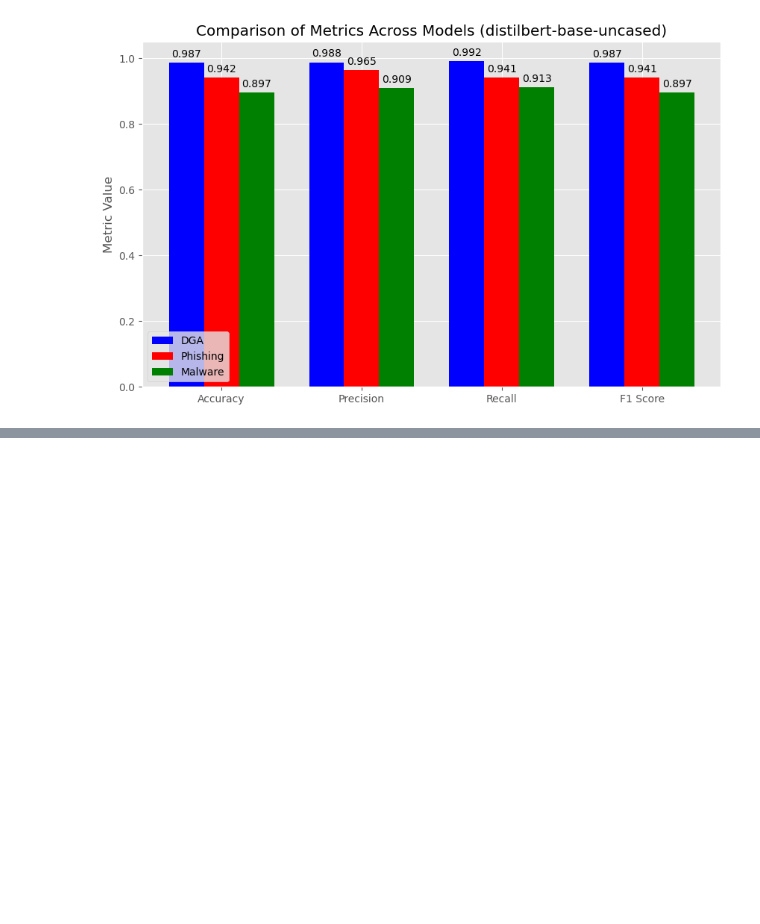
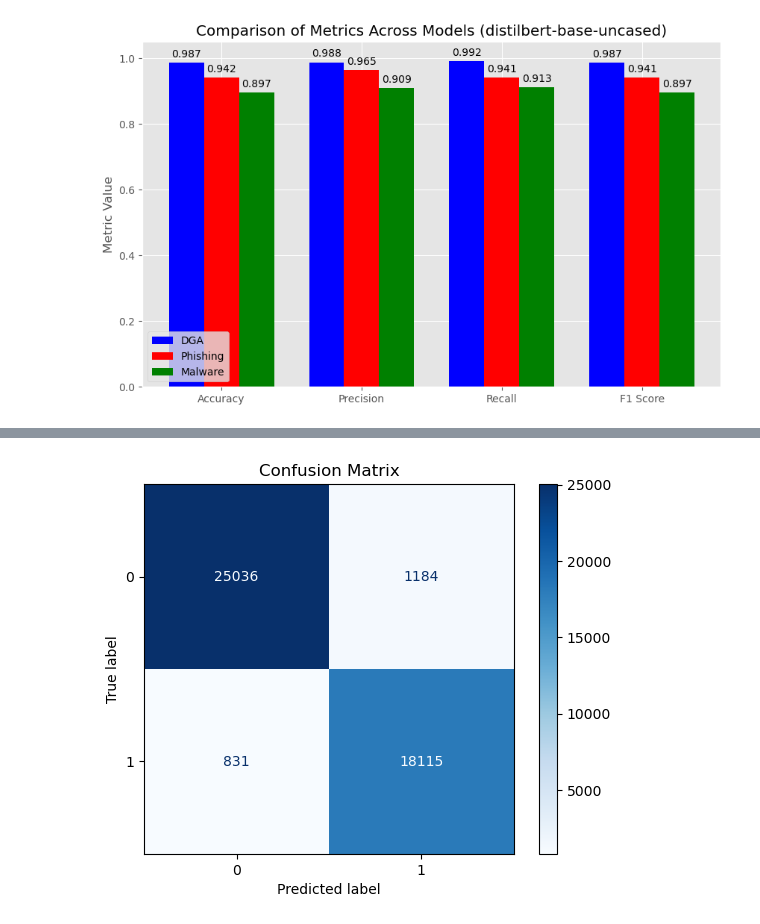
Before and after one commit to fbucko/transformers, a Jupyter notebook: training_eval.ipynb, the cells around one changed output, grey strips where cells are left out. Saved outputs shown, nothing was run; the diff lists cells and outputs as text; code cells hidden in the pictures; blank space fills up the shorter version.

Commit message:
ADD: RDAP training evaluation

```diff
--- a/training_eval.ipynb
+++ b/training_eval.ipynb
@@ -363,3 +363,97 @@ ax.legend()
 plt.show()
 # %% [output]
 [figure]
+# %%
+# training_eval.ipynb
+
+# Adjust sys.path if needed so that Python can find your modules:
+import sys
+import os
+sys.path.append("/path/to/your/project")  # Change to the root of your project
+
+import torch
+import pandas as pd
+import matplotlib.pyplot as plt
+from sklearn.metrics import confusion_matrix, ConfusionMatrixDisplay
+from sklearn.model_selection import train_test_split
+
+# Import your project modules
+from config import Config
+from data.dataset import DatasetLoader, DomainDataset, RDAPDataset
+from models.transformer_model import get_model  # your custom model getter, if any
+
+from transformers import DistilBertTokenizer, DistilBertForSequenceClassification
+
+# --- Set up configuration ---
+config = Config()
+# Set data type to "domain" or "rdap" depending on your experiment.
+config.DATA_TYPE = "rdap"  # or "domain"
+# Set the appropriate data path (make sure it points to your CSV file)
+config.DATA_PATH = config.RDAP_DATA_PATH if config.DATA_TYPE == "rdap" else config.DOMAIN_DATA_PATH
+config.TYPE = "malware"
+print("Using DATA_TYPE:", config.DATA_TYPE)
+print("Using DATA_PATH:", config.DATA_PATH)
+
+# --- Load the dataset ---
+loader = DatasetLoader(config.DATA_PATH, data_type=config.DATA_TYPE)
+df = loader.load()
+print(f"Loaded {len(df)} records.")
+display(df.head())
+
+# --- Create a validation split ---
+_, val_df = train_test_split(df, test_size=0.25, random_state=42)
+
+# --- Initialize tokenizer ---
+tokenizer = DistilBertTokenizer.from_pretrained(config.PRETRAINED_MODEL_NAME)
+
+# --- Create evaluation dataset ---
+if config.DATA_TYPE == "domain":
+    val_dataset = DomainDataset(val_df["domain_name"], val_df["label"], tokenizer, config.MAX_LENGTH)
+else:
+    val_dataset = RDAPDataset(val_df, tokenizer, config.MAX_LENGTH)
+
+val_loader = torch.utils.data.DataLoader(val_dataset, batch_size=config.BATCH_SIZE, shuffle=False)
+
+# --- Set device (GPU if available, otherwise CPU) ---
+device = torch.device("cuda" if torch.cuda.is_available() else "cpu")
+print("Using device:", device)
+
+# --- Initialize model and load saved state ---
+# If you have a custom get_model function, use it. Otherwise, use DistilBertForSequenceClassification directly.
+model = get_model(config.PRETRAINED_MODEL_NAME)  # or:
+# model = DistilBertForSequenceClassification.from_pretrained(config.PRETRAINED_MODEL_NAME, num_labels=2)
+model_name = "rdap_malware_model_20250407_131712.pt"
+model_save_path = os.path.join(os.getcwd(), "models", "saved_models", model_name)
+if not os.path.exists(model_save_path):
+    print(f"Model file not found at {model_save_path}")
+else:
+    model.load_state_dict(torch.load(model_save_path, map_location=device))
+    print("Loaded model from:", model_save_path)
+model.to(device)
+
+# --- Evaluate the model ---
+model.eval()
+all_preds = []
+all_labels = []
+
+with torch.no_grad():
+    for batch in val_loader:
+        input_ids = batch['input_ids'].to(device)
+        attention_mask = batch['attention_mask'].to(device)
+        labels = batch['label'].to(device)
+        outputs = model(input_ids=input_ids, attention_mask=attention_mask)
+        preds = torch.argmax(outputs.logits, dim=1)
+        all_preds.extend(preds.cpu().numpy())
+        all_labels.extend(labels.cpu().numpy())
+
+# --- Compute confusion matrix ---
+cm = confusion_matrix(all_labels, all_preds)
+print("Confusion Matrix:")
+print(cm)
+
+# --- Display confusion matrix ---
+disp = ConfusionMatrixDisplay(confusion_matrix=cm)
+disp.plot(cmap=plt.cm.Blues)
+plt.title("Confusion Matrix")
+plt.show()
+# %% [output]
@@ -365,0 +476 @@ plt.show()
+[figure, added]
```
Also changed, not shown: parts of 3 cells of this notebook.
